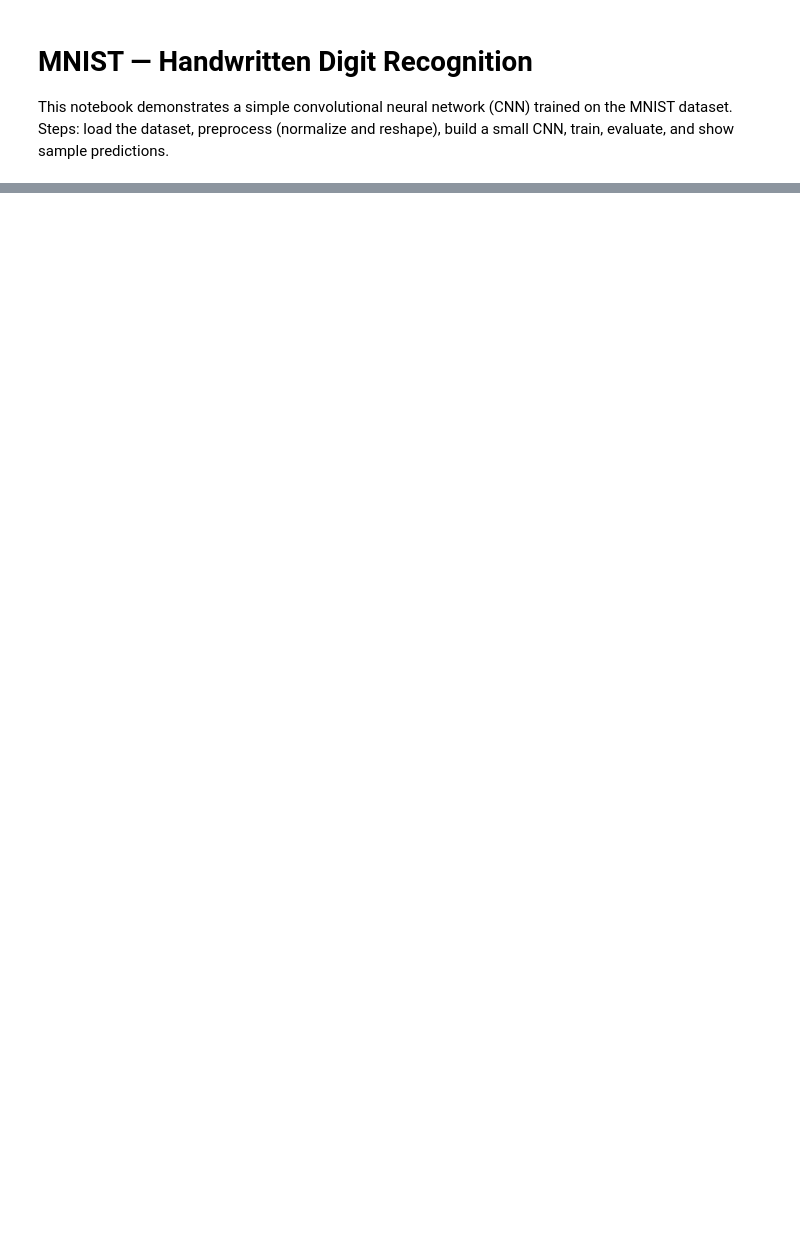
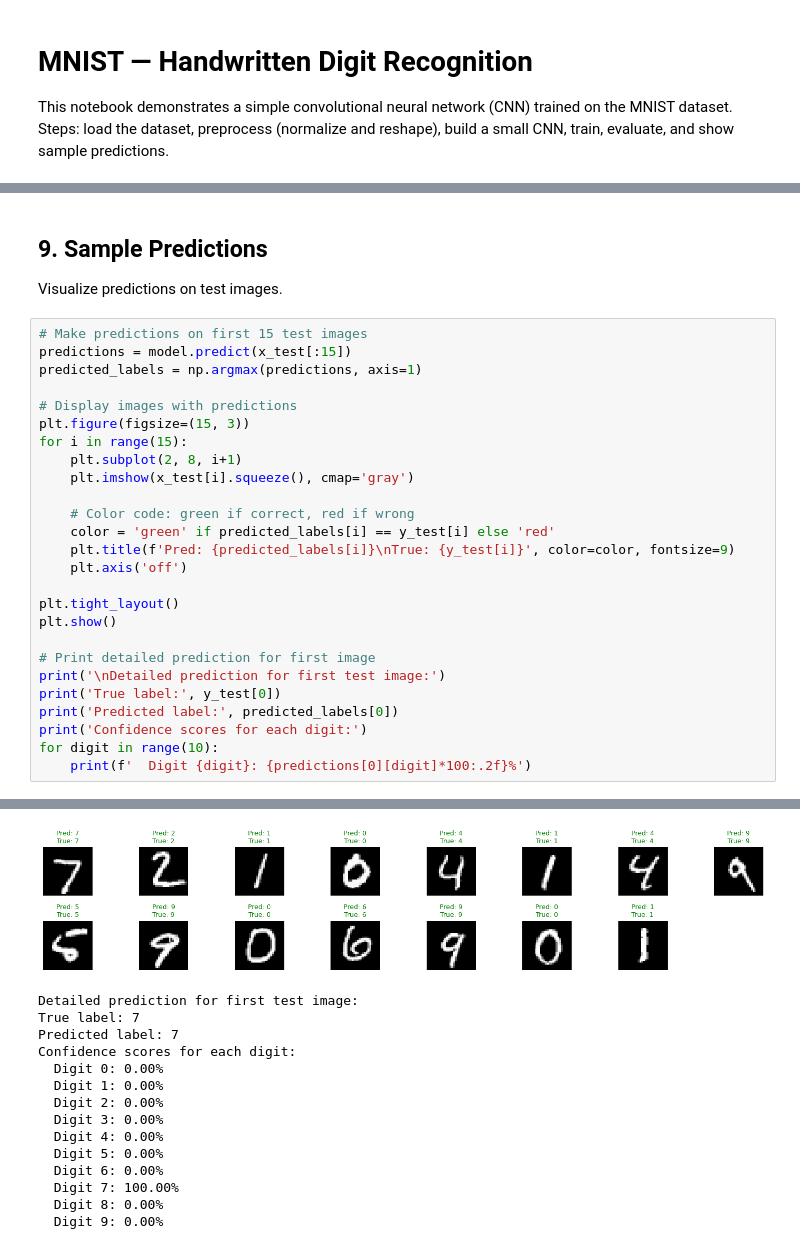
Before and after one commit to jeffmakuto/deep-learning, a Jupyter notebook: neural_networks/mnist_notebook.ipynb, the cells around one changed output, grey strips where cells are left out. Drawn from its saved outputs; the diff is of its cells as text; blank space fills up the shorter version.

```diff
--- a/neural_networks/mnist_notebook.ipynb
+++ b/neural_networks/mnist_notebook.ipynb
@@ -29,0 +213,31 @@ print('TensorFlow version:', tf.__version__)
+# %% [markdown]
+## 9. Sample Predictions
+
+Visualize predictions on test images.
+# %%
+# Make predictions on first 15 test images
+predictions = model.predict(x_test[:15])
+predicted_labels = np.argmax(predictions, axis=1)
+
+# Display images with predictions
+plt.figure(figsize=(15, 3))
+for i in range(15):
+    plt.subplot(2, 8, i+1)
+    plt.imshow(x_test[i].squeeze(), cmap='gray')
+
+    # Color code: green if correct, red if wrong
+    color = 'green' if predicted_labels[i] == y_test[i] else 'red'
+    plt.title(f'Pred: {predicted_labels[i]}\nTrue: {y_test[i]}', color=color, fontsize=9)
+    plt.axis('off')
+
+plt.tight_layout()
+plt.show()
+
+# Print detailed prediction for first image
+print('\nDetailed prediction for first test image:')
+print('True label:', y_test[0])
+print('Predicted label:', predicted_labels[0])
+print('Confidence scores for each digit:')
+for digit in range(10):
+    print(f'  Digit {digit}: {predictions[0][digit]*100:.2f}%')
+# %% [output]
@@ -29,0 +246,15 @@ print('TensorFlow version:', tf.__version__)
+[figure, added]
+Detailed prediction for first test image:
+True label: 7
+Predicted label: 7
+Confidence scores for each digit:
+  Digit 0: 0.00%
+  Digit 1: 0.00%
+  Digit 2: 0.00%
+  Digit 3: 0.00%
+  Digit 4: 0.00%
+  Digit 5: 0.00%
+  Digit 6: 0.00%
+  Digit 7: 100.00%
+  Digit 8: 0.00%
+  Digit 9: 0.00%
```
Also changed, not shown: parts of 21 cells of this notebook, 2 other files.
